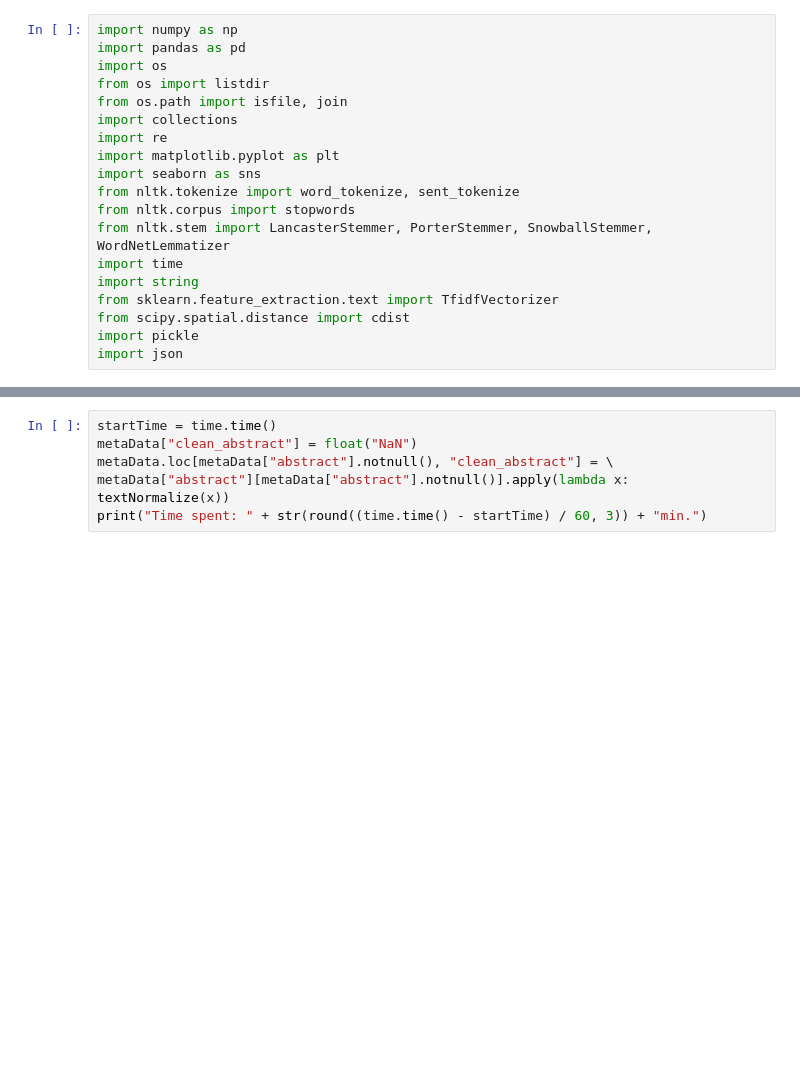
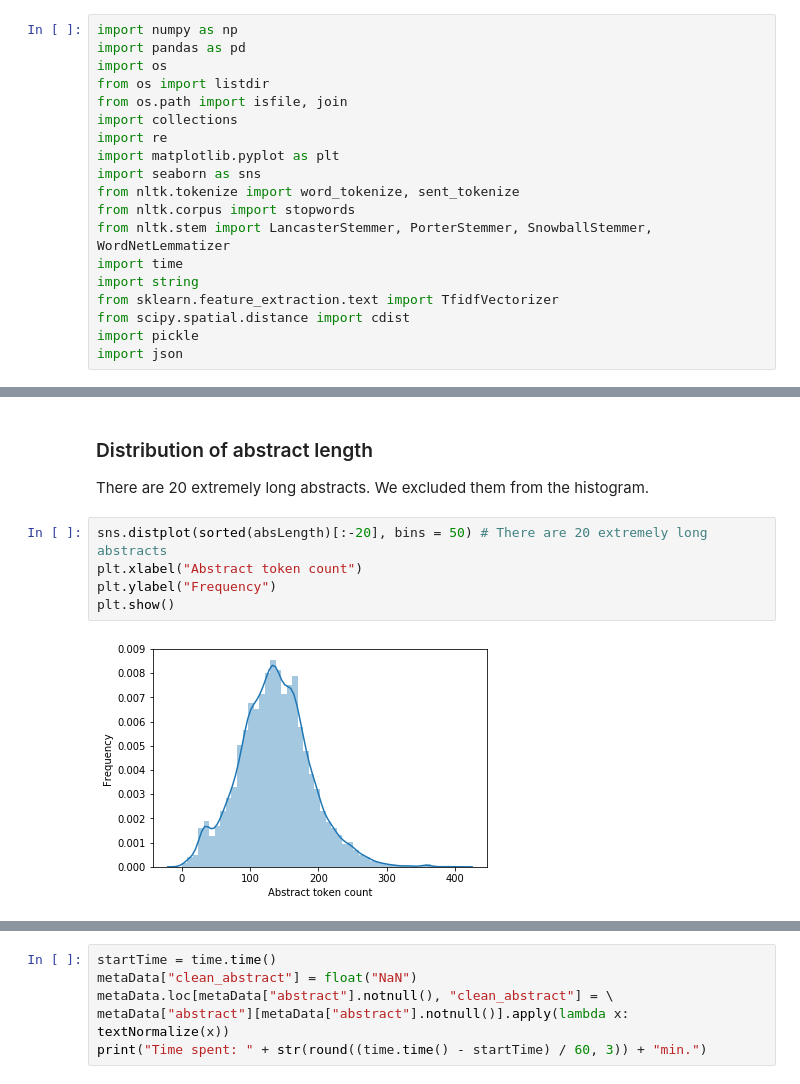
Before and after one commit to evasnow1992/kaggleCOVID-19, a Jupyter notebook: task_related_literature_retrieval_tfidf.ipynb, the cells around one changed output, grey strips where cells are left out. Saved outputs shown, nothing was run; the diff lists cells and outputs as text; blank space fills up the shorter version.

```diff
--- a/task_related_literature_retrieval_tfidf.ipynb
+++ b/task_related_literature_retrieval_tfidf.ipynb
@@ -23,0 +165,10 @@ Two-level tf-idf literature retrieval.
+# %% [markdown]
+### Distribution of abstract length
+There are 20 extremely long abstracts. We excluded them from the histogram.
+# %%
+sns.distplot(sorted(absLength)[:-20], bins = 50) # There are 20 extremely long abstracts
+plt.xlabel("Abstract token count")
+plt.ylabel("Frequency")
+plt.show()
+# %% [output]
+[figure, added]
```
Also changed, not shown: parts of 66 cells of this notebook, 1 other file.
